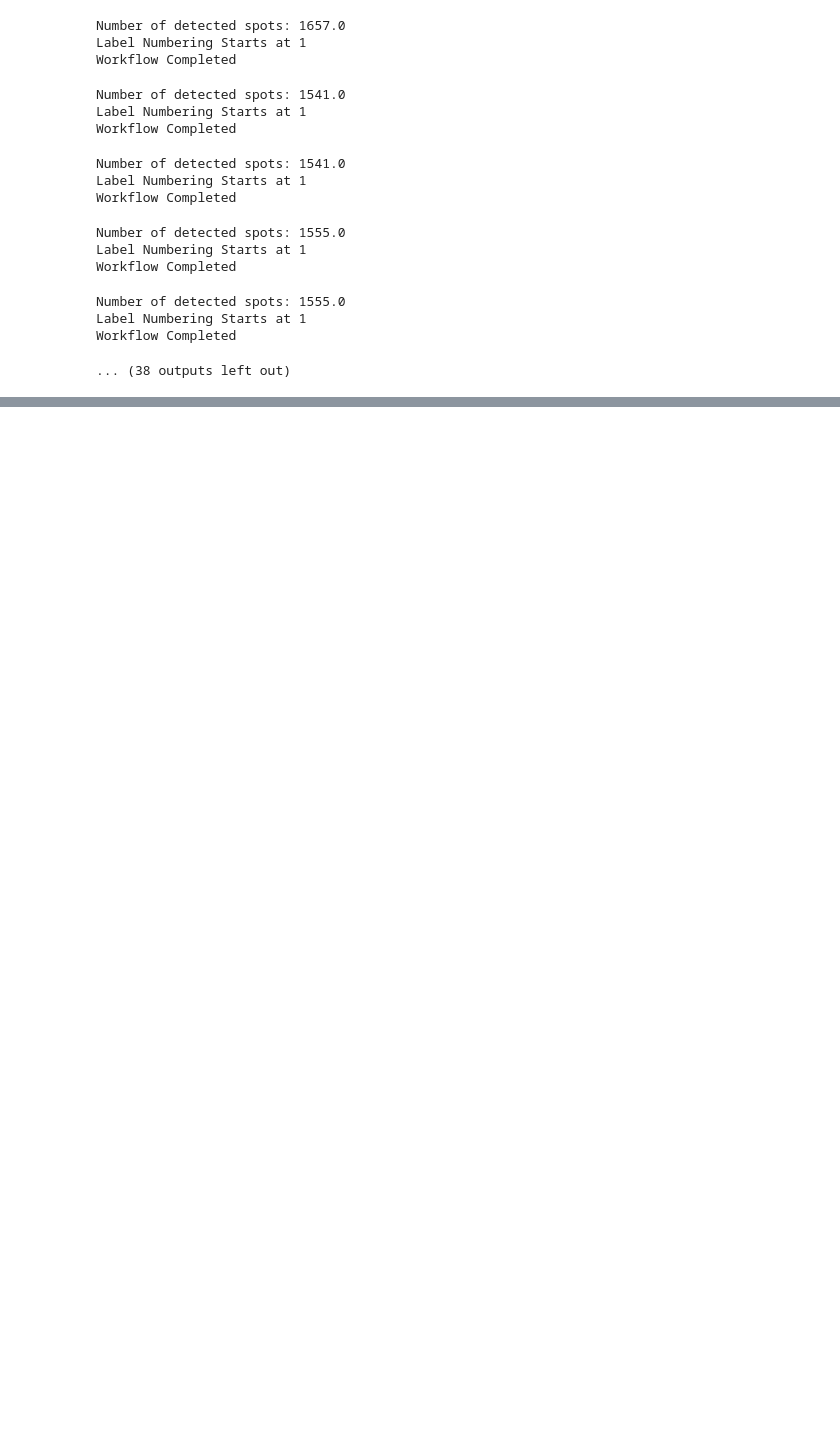
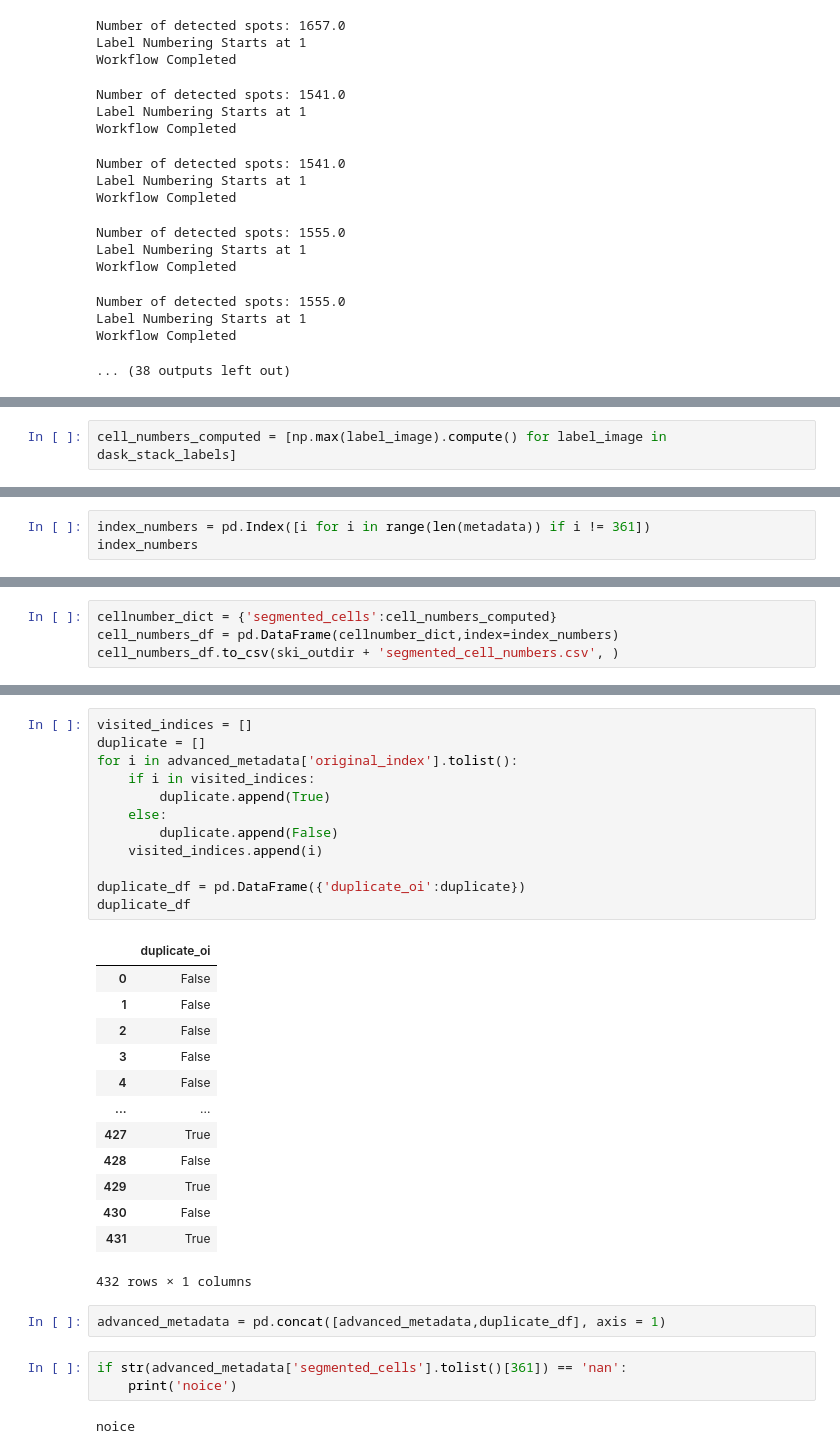
Before and after one commit to lukasz-migas/napari-clusters-plotter, a Jupyter notebook: docs/Timelapse Processing.ipynb, the cells around one changed output, grey strips where cells are left out. Cells and saved outputs as stored; diff of their text form; blank space fills up the shorter version.

```diff
--- a/docs/Timelapse Processing.ipynb
+++ b/docs/Timelapse Processing.ipynb
@@ -238,0 +250,2 @@ cell_numbers_df.to_csv(ski_outdir + 'segmented_cell_numbers.csv', )
+# %%
+cell_numbers_computed = [np.max(label_image).compute() for label_image in dask_stack_labels]
@@ -238,0 +272,3 @@ cell_numbers_df.to_csv(ski_outdir + 'segmented_cell_numbers.csv', )
+# %%
+index_numbers = pd.Index([i for i in range(len(metadata)) if i != 361])
+index_numbers
@@ -238,0 +280,4 @@ cell_numbers_df.to_csv(ski_outdir + 'segmented_cell_numbers.csv', )
+# %%
+cellnumber_dict = {'segmented_cells':cell_numbers_computed}
+cell_numbers_df = pd.DataFrame(cellnumber_dict,index=index_numbers)
+cell_numbers_df.to_csv(ski_outdir + 'segmented_cell_numbers.csv', )
@@ -238,0 +297,33 @@ cell_numbers_df.to_csv(ski_outdir + 'segmented_cell_numbers.csv', )
+# %%
+visited_indices = []
+duplicate = []
+for i in advanced_metadata['original_index'].tolist():
+    if i in visited_indices:
+        duplicate.append(True)
+    else:
+        duplicate.append(False)
+    visited_indices.append(i)
+
+duplicate_df = pd.DataFrame({'duplicate_oi':duplicate})
+duplicate_df
+# %% [output]
+|  | duplicate_oi |
+| 0 | False |
+| 1 | False |
+| 2 | False |
+| 3 | False |
+| 4 | False |
+| ... | ... |
+| 427 | True |
+| 428 | False |
+| 429 | True |
+| 430 | False |
+| 431 | True |
+432 rows × 1 columns
+# %%
+advanced_metadata = pd.concat([advanced_metadata,duplicate_df], axis = 1)
+# %%
+if str(advanced_metadata['segmented_cells'].tolist()[361]) == 'nan':
+    print('noice')
+# %% [output]
+noice
```
Also changed, not shown: parts of 22 cells of this notebook, 4 other files.
